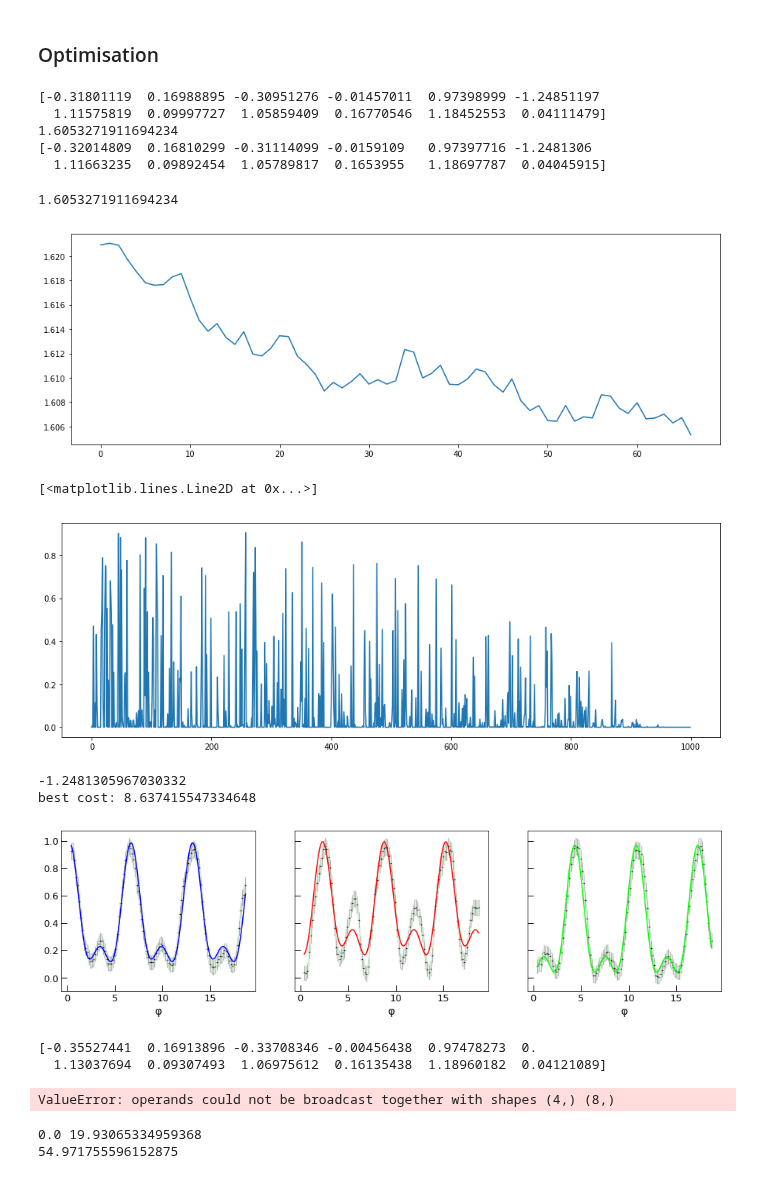
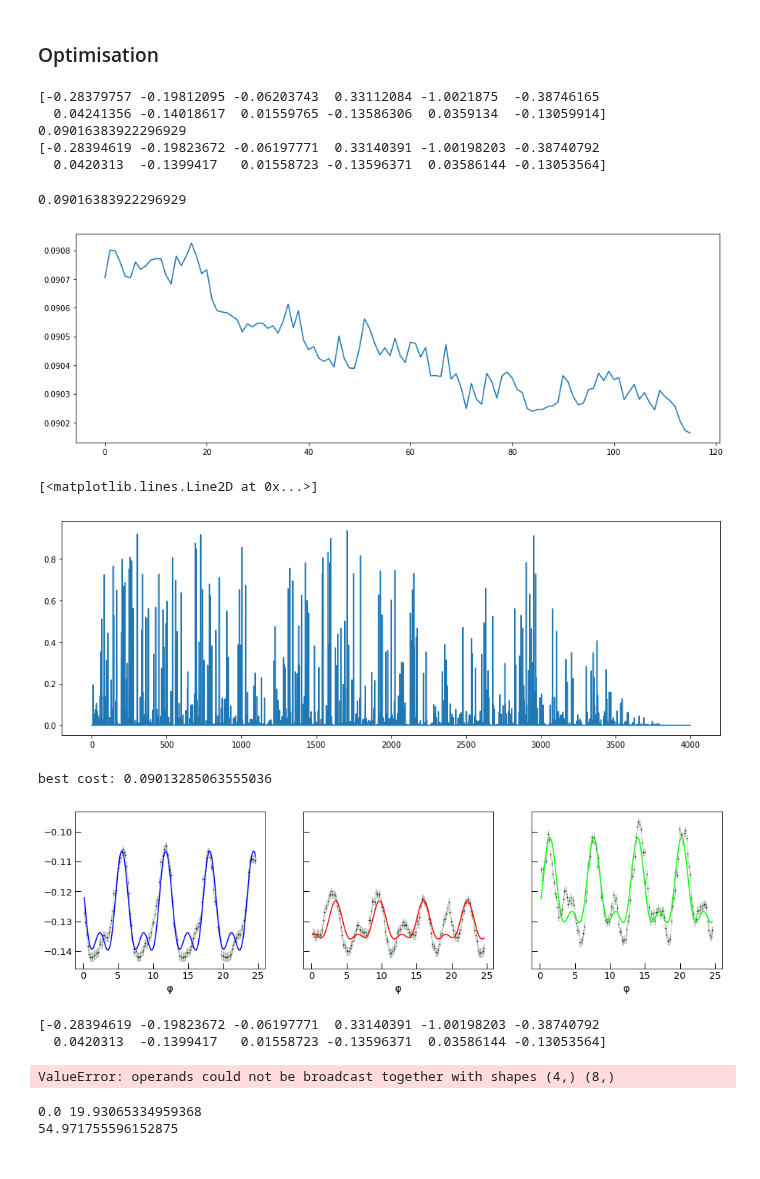
Before and after one commit to DaniloZZZ/quantTechLab, a Jupyter notebook: Fit/Vis-Anneal.ipynb, the cells around one changed output. Drawn from its saved outputs; the diff is of its cells as text; code cells hidden in the pictures.

```diff
--- a/Fit/Vis-Anneal.ipynb
+++ b/Fit/Vis-Anneal.ipynb
@@ -62,6 +62,17 @@ exp_params = {
     'min_amp_per':[10,80-10,75],
     'start_end_index':[-160,-10],
 }
+# %%
+filenames = [
+    './data_11/data_20-11-2018_16-02_port0.csv',
+    './data_11/data_20-11-2018_16-02_port1.csv',
+    './data_11/data_20-11-2018_16-02_MPD_port2.csv'
+]
+exp_params = {
+    'scaling_channels':[0.99,1.0,120],
+    'min_amp_per':[10,80-10,75],
+    'start_end_index':[-160,-10],
+}
 # %%
 exp_points = [genfromtxt(i, delimiter=',') for i in filenames]
 #times = [np.array(exp_points[i].T[1]) for i in range(len(filenames))]
@@ -158,8 +169,8 @@ def plot3(func,points_data=(pts,data),on_same=False):
     colors  = [cm.brg(i) for i in np.linspace(0,1,3)]
     for i,color in zip(range(3),colors):
         #ax[i].errorbar(pts,data[i],xerr=4*np.pi/100,yerr=0.03+0.02*data[i],fmt='none',color='gray',capsize=2)
-        errx = 0.05+0.01*np.array(data)
-        errx_ = 0.09+0.01*np.array(data)
+        errx = 0.0+0.01*np.array(data)
+        errx_ = 0.0+0.01*np.array(data)
         ax[i].fill_between(pts,data[i]+errx[i],data[i]-errx[i],color='green',alpha=0.1,label='error region')
         #ax[i].fill_between(pts,data[i]+errx_[i],data[i]-errx_[i],color='green',alpha=0.1)
         ax[i].errorbar(pts,data[i],xerr=4*np.pi/100,yerr=errx[i],capthick=0.2,elinewidth=0.5,fmt='none',color='gray',capsize=1.5)
@@ -327,73 +343,75 @@ start+= [1., 0]*3
 #start = [0.07661972,-0.07106976,-0.05549605,-0.11803781, 0.97650235,1.72300005, 1.21218324 ,0.01452341 ,0.97419767 ,0.16275044, 1.10270804 ,0.11445055]
 #start = [-0.31160797, 0.10608301,0.05620119,-0.42756725 ,0.9737802,1.86668951,1.24243826, 0.01624791, 1.03994315, 0.15482945, 1.12628097, 0.13422101]
 #start = [-0.51848071, 0.44655803,-0.10513339,-0.66608409, 0.9748721,1.80340634,1.27070089,-0.00278106, 1.22260681, 0.09637843, 1.20320884, 0.10860261]
-start = [-0.3203845,0.16993224,-0.32911475, 0.01809247, 0.97449245,-1.2447041,1.10730278, 0.10217422, 1.04108196, 0.17192258, 1.20898653, 0.0315673 ]
+#start = [-0.3203845,0.16993224,-0.32911475, 0.01809247, 0.97449245,-1.2447041,1.10730278, 0.10217422, 1.04108196, 0.17192258, 1.20898653, 0.0315673 ]
+
+#------ MPD,newdata
+start = [-0.19547043,-0.15920402, -0.03079716, 0.33504199, -1.03744451 , 0.15439241, 0.03802504,-0.13923389, 0.01140135,-0.13494652, 0.03209776,-0.12951291]
+start = [-0.21502694,-0.16672425,-0.0313105,  0.3356425 ,-1.03074859, 0.06572623,  0.03849316,-0.13929281, 0.01329539,-0.13524289, 0.03283929,-0.12990624]
+start = [-0.27687533,-0.20099186,-0.05894471, 0.33400533,-1.00468929,-0.3520762, 0.04219883,-0.13994591, 0.01520531,-0.13590523,0.03625139,-0.13081575]
+
 start = opt.best
 #start[8]*=1.1
 #start[9]-=0.1
 
 #start[4]=-start[4]
-#start[5]=-start[5]
+#start[5]-=5.4
 
 #start[0]*=0.9
 #start[1]*=0.9
-start[2]*=0.9
+#start[2]*=0.9
 #start[3]*=0.95
 
 #start[:4]=[-1.36891766, -0.06588248, -0.20562201, -0.22415281]
 ##start = point
 #start_1d = [ -4.47259827, -16.59763161,  -0.10024442,  -4.70741011 , -1.5601084, 8.85820219,   1.26772687,  -0.01726806]
 #start = [ 1.65353401, -0.47372438, -3.24028015, -2.16909992, -1.57036921,  0.08920259, 1.69030152, -0.148071]
-scales= np.array([0.5]*4+[0.9,0.9]+[.9,.9]*3)*0.002
+scales= np.array([0.5]*4+[0.9,0.9]+[.9,.9]*3)*0.0004
 
 #scales= np.array([0,0,0,0,0,0]+[0.2,0.3]*3)*0.05
 point,cost = opt.opt(start_point=start,
-                     energy=0.0009,
+                     energy=0.000041,
                      scales =scales,
-                     max_steps =1000
+                     max_steps =4000
                     )
 
 print(point,cost)
 print(opt.best)
 # %% [output]
-[-0.31801119  0.16988895 -0.30951276 -0.01457011  0.97398999 -1.24851197
-  1.11575819  0.09997727  1.05859409  0.16770546  1.18452553  0.04111479] 1.6053271911694234
-[-0.32014809  0.16810299 -0.31114099 -0.0159109   0.97397716 -1.2481306
-  1.11663235  0.09892454  1.05789817  0.1653955   1.18697787  0.04045915]
+[-0.28379757 -0.19812095 -0.06203743  0.33112084 -1.0021875  -0.38746165
+  0.04241356 -0.14018617  0.01559765 -0.13586306  0.0359134  -0.13059914] 0.09016383922296929
+[-0.28394619 -0.19823672 -0.06197771  0.33140391 -1.00198203 -0.38740792
+  0.0420313  -0.1399417   0.01558723 -0.13596371  0.03586144 -0.13053564]
 # %%
 plt.figure(figsize=(15,5))
 plt.plot(opt.costs)
 print(np.min(opt.costs))
 # %% [output]
-1.6053271911694234
+0.09016383922296929
-[figure, old version]
+[figure, new version]
 # %%
 
 plt.figure(figsize=(15,5))
 plt.plot(opt.probs)
 # %% [output]
 [<matplotlib.lines.Line2D at 0x...>]
-[figure, old version]
+[figure, new version]
 # %%
 %matplotlib inline
 #opt.best+=np.array([0]*8+[0.05,-0.05,0,0])
 s = list(opt.best)
-bias = s[5]
-print(bias)
-s[5]=-0.
 best_fun= carr(opt.func,s)
 fourier_fun= carr(opt.func,[0,0,0,0]+list(opt.best[4:]))
 print('best cost:',opt.cost(best_fun))
 #plot3(lambda x: best_fun(x).T,on_same=True)
-axes = plot3(lambda x: best_fun(x).T,points_data=(opt.points[10:-20]+bias,opt.data[:,10:-20]))
+axes = plot3(lambda x: best_fun(x).T,points_data=(opt.points[1:-2],opt.data[:,1:-2]))
 #lin,d = sampl(fourier_fun,pts[0],pts[-1],200)
 #for i in range(3):
     #axes[i].plot(lin,d[i],'--')
 plt.savefig('figs/fitted_cost1-37_bars.pdf')
 # %% [output]
--1.2481305967030332
-best cost: 8.637415547334648
+best cost: 0.09013285063555036
-[figure, old version]
+[figure, new version]
 # %%
 %matplotlib inline
 %matplotlib inline
@@ -409,8 +427,8 @@ best_fun= carr(unit_ideal,[0,0,0,0]+opt.best[4:])
 print(opt.cost(best_fun))
 plot3(lambda x: best_fun(x).T,points_data=(opt.points,data))
 # %% [output]
-[-0.35527441  0.16913896 -0.33708346 -0.00456438  0.97478273  0.
-  1.13037694  0.09307493  1.06975612  0.16135438  1.18960182  0.04121089]
+[-0.28394619 -0.19823672 -0.06197771  0.33140391 -1.00198203 -0.38740792
+  0.0420313  -0.1399417   0.01558723 -0.13596371  0.03586144 -0.13053564]
 ValueError: operands could not be broadcast together with shapes (4,) (8,)
 # %%
 #lin,d = sampl(func,0,12.56,100)
```
Also changed, not shown: parts of 12 cells of this notebook.
